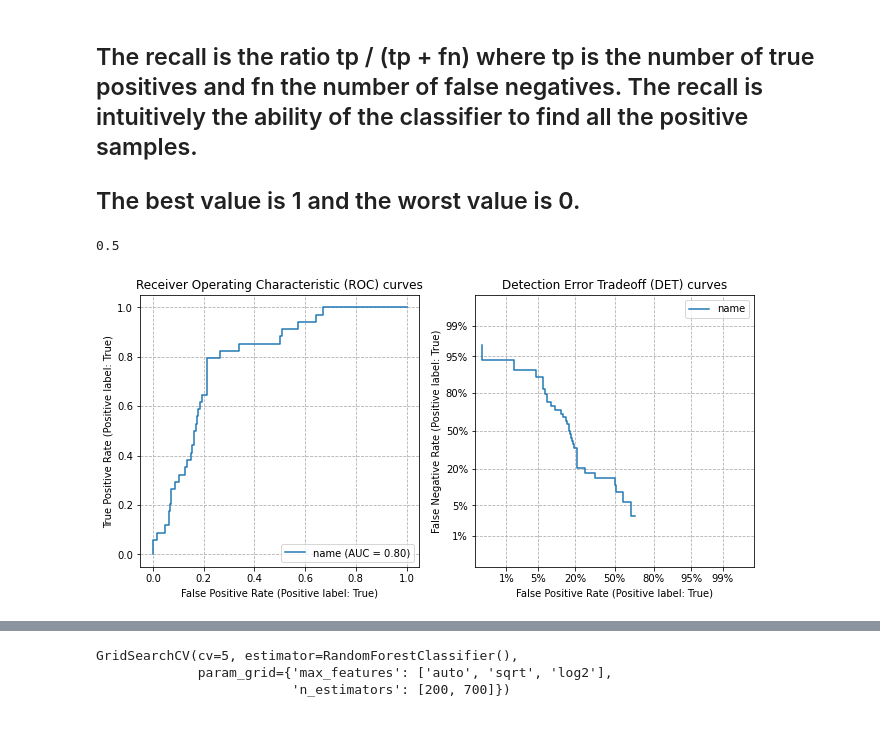
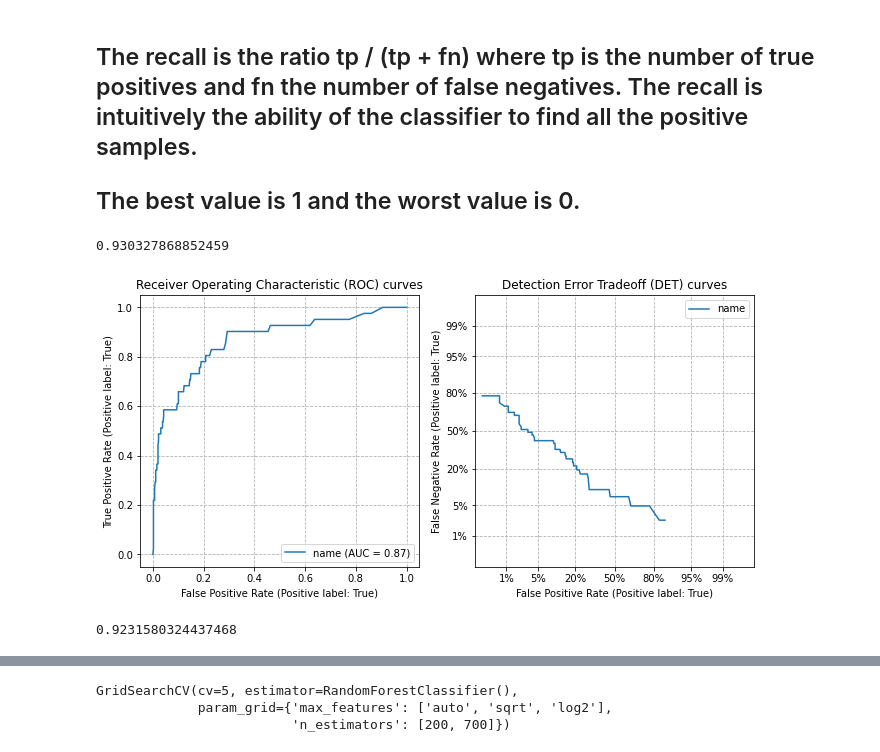
Before and after one commit to MathieuGuarino/FinalProjectIronHack, a Jupyter notebook: machine learning.ipynb, the cells around one changed output, grey strips where cells are left out. Saved outputs shown, nothing was run; the diff lists cells and outputs as text; code cells hidden in the pictures.

```diff
--- a/machine learning.ipynb
+++ b/machine learning.ipynb
@@ -18,0 +32,3 @@ d = pd.read_csv('df_to_machine_learning.csv', index_col=False).drop(['uid','vote
+# %%
+d = d.dropna()
+d
@@ -19,4 +70,5 @@ d = pd.read_csv('df_to_machine_learning.csv', index_col=False).drop(['uid','vote
 # %%
 d.stillExists = ~d.stillExists
 d.columns = ['numVotes', 'churned', 'liked', 'disliked', 'liked_churned_people',
-       'vote', 'HappinessEvolution', 'LifeSpan', 'likes', 'dislikes', 'txt_len']
+       'vote', 'HappinessEvolution', 'LifeSpan', 'positive_feedback_received', 'negative_feedback_received', 'comment_length']
+d = d[d.LifeSpan > 10]
@@ -29,2 +75,3 @@ d.columns = ['numVotes', 'churned', 'liked', 'disliked', 'liked_churned_people',
 # %%
 d['CommitmentRate'] = (d.numVotes + d.liked + d.disliked) / d.LifeSpan
+d['CommitmentRate'] = d['CommitmentRate'].replace(np.inf, 0)
@@ -31,2 +89,3 @@ d['CommitmentRate'] = (d.numVotes + d.liked + d.disliked) / d.LifeSpan
 # %%
 d['Activity_freq'] = d.numVotes / d.LifeSpan
+d['Activity_freq'] = d['Activity_freq'].replace(np.inf, 0)
@@ -222,35 +327,33 @@ np.unique(y_pred, return_counts=True)
 
 ## The best value is 1 and the worst value is 0.
 # %%
-
-
-recall_score(y_test, y_pred, average='macro')
+recall_score(y_test, y_pred, average='micro')
 # %% [output]
-0.5
+0.930327868852459
 # %%
 
 fig, [ax_roc, ax_det] = plt.subplots(1, 2, figsize=(11, 5))
 
-plot_roc_curve(clf, X_test, y_test, ax=ax_roc, name='name')
-plot_det_curve(clf, X_test, y_test, ax=ax_det, name="name")
+plot_roc_curve(grid_rfc, X_test, y_test, ax=ax_roc, name='name')
+plot_det_curve(grid_rfc, X_test, y_test, ax=ax_det, name="name")
 
 
 ax_roc.set_title('Receiver Operating Characteristic (ROC) curves')
 ax_det.set_title('Detection Error Tradeoff (DET) curves')
 
 ax_roc.grid(linestyle='--')
 ax_det.grid(linestyle='--')
 
 plt.legend()
 plt.show()
 # %% [output]
-[figure, old version]
+[figure, new version]
 # %%
-from sklearn.datasets import load_iris
-from sklearn.gaussian_process import GaussianProcessClassifier
-from sklearn.gaussian_process.kernels import RBF
+
 kernel = 1.0 * RBF(1.0)
 gpc = GaussianProcessClassifier(kernel=kernel, random_state=0)
-cross_val_score(gpc, X_train, y_train, cv=10, scoring='f1').mean()
+cross_val_score(gpc, X_train, y_train, cv=10, scoring='f1_micro').mean()
+# %% [output]
+0.9231580324437468
 # %%
 y_train.shape
```
Also changed, not shown: parts of 68 cells of this notebook, 1 other file.
